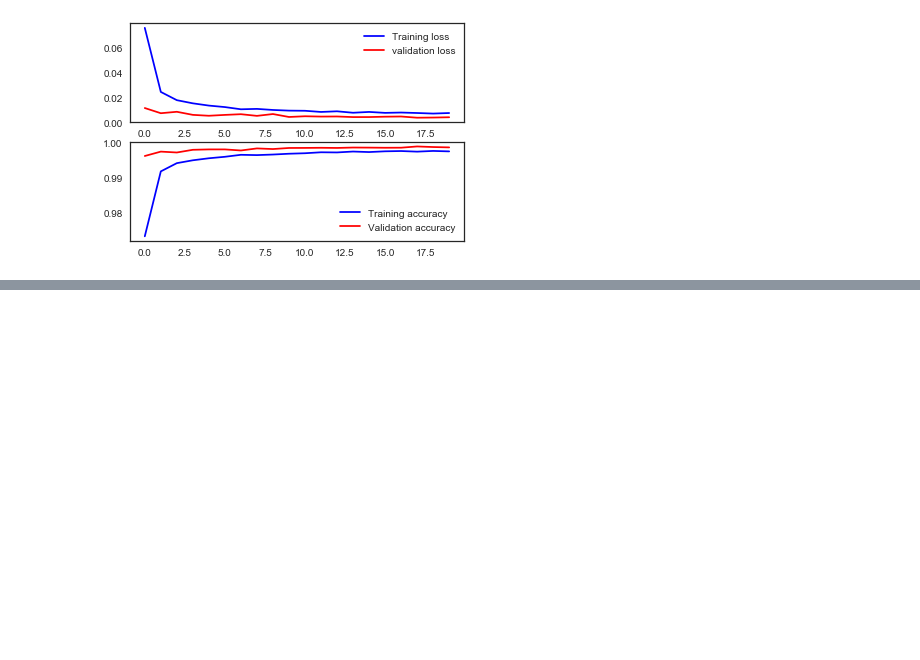
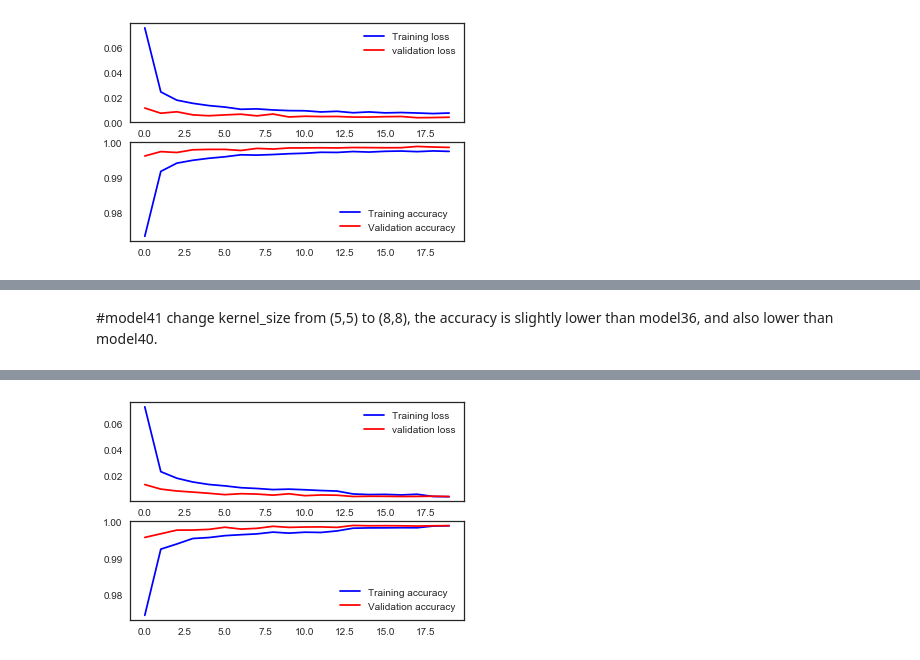
Before and after one commit to shujiefan/7390, a Jupyter notebook: input/CNN.ipynb, the cells around one changed output, grey strips where cells are left out. Saved outputs shown, nothing was run; the diff lists cells and outputs as text; code cells hidden in the pictures; blank space fills up the shorter version.

```diff
--- a/input/CNN.ipynb
+++ b/input/CNN.ipynb
@@ -3333,0 +3649,65 @@ validation accuracy: 0.998698408944
+# %% [markdown]
+#model41 change kernel_size from (5,5) to (8,8), the accuracy is slightly lower than model36, and also lower than model40.
+# %%
+# Build the model
+model41 = Sequential()
+
+model41.add(Conv2D(filters = 32, kernel_size = (8,8),padding = 'Same',
+                 activation ='relu', input_shape = (28,28,1), kernel_initializer='glorot_uniform'))
+model41.add(Conv2D(filters = 32, kernel_size = (8,8),padding = 'Same',
+                 activation ='relu', kernel_initializer='glorot_uniform'))
+model41.add(MaxPool2D(pool_size=(2,2)))
+model41.add(Dropout(0.25))
+
+
+model41.add(Conv2D(filters = 64, kernel_size = (3,3),padding = 'Same',
+                 activation ='relu', kernel_initializer='glorot_uniform'))
+model41.add(Conv2D(filters = 64, kernel_size = (3,3),padding = 'Same',
+                 activation ='relu', kernel_initializer='glorot_uniform'))
+model41.add(MaxPool2D(pool_size=(2,2), strides=(2,2)))
+model41.add(Dropout(0.25))
+
+
+model41.add(Flatten())
+model41.add(Dense(256, activation = "relu"))
+model41.add(Dropout(0.5))
+model41.add(Dense(10, activation = "softmax"))
+
+# Define the optimizer
+optimizer = Nadam(lr=0.001, epsilon=1e-08, schedule_decay=0.004)
+
+# Compile the model
+model41.compile(optimizer = optimizer , loss = "binary_crossentropy", metrics=["accuracy"])
+
+learning_rate_reduction = ReduceLROnPlateau(monitor='val_acc',
+                                            patience=3,
+                                            verbose=1,
+                                            factor=0.5,
+                                            min_lr=0.00001)
+epochs = 20
+batch_size = 86
+
+import time
+t1=time.time()
+history = model41.fit_generator(datagen.flow(X_train,Y_train, batch_size=batch_size),
+                              epochs = epochs, validation_data = (X_val,Y_val),
+                              verbose = 2, steps_per_epoch=X_train.shape[0] // batch_size
+                              , callbacks=[learning_rate_reduction])
+t = time.time()-t1
+print("running time is %g s" %(t))
+
+
+fig, ax = plt.subplots(2,1)
+ax[0].plot(history.history['loss'], color='b', label="Training loss")
+ax[0].plot(history.history['val_loss'], color='r', label="validation loss",axes =ax[0])
+legend = ax[0].legend(loc='best', shadow=True)
+
+ax[1].plot(history.history['acc'], color='b', label="Training accuracy")
+ax[1].plot(history.history['val_acc'], color='r',label="Validation accuracy")
+legend = ax[1].legend(loc='best', shadow=True)
+
+
+score = model41.evaluate(X_val,Y_val, verbose=0)
+print('validation loss:', score[0])
+print('validation accuracy:', score[1])
+# %% [output]
@@ -3333,0 +3731 @@ validation accuracy: 0.998698408944
+[figure, added]
```
Also changed, not shown: parts of 116 cells of this notebook, 7 other files.
